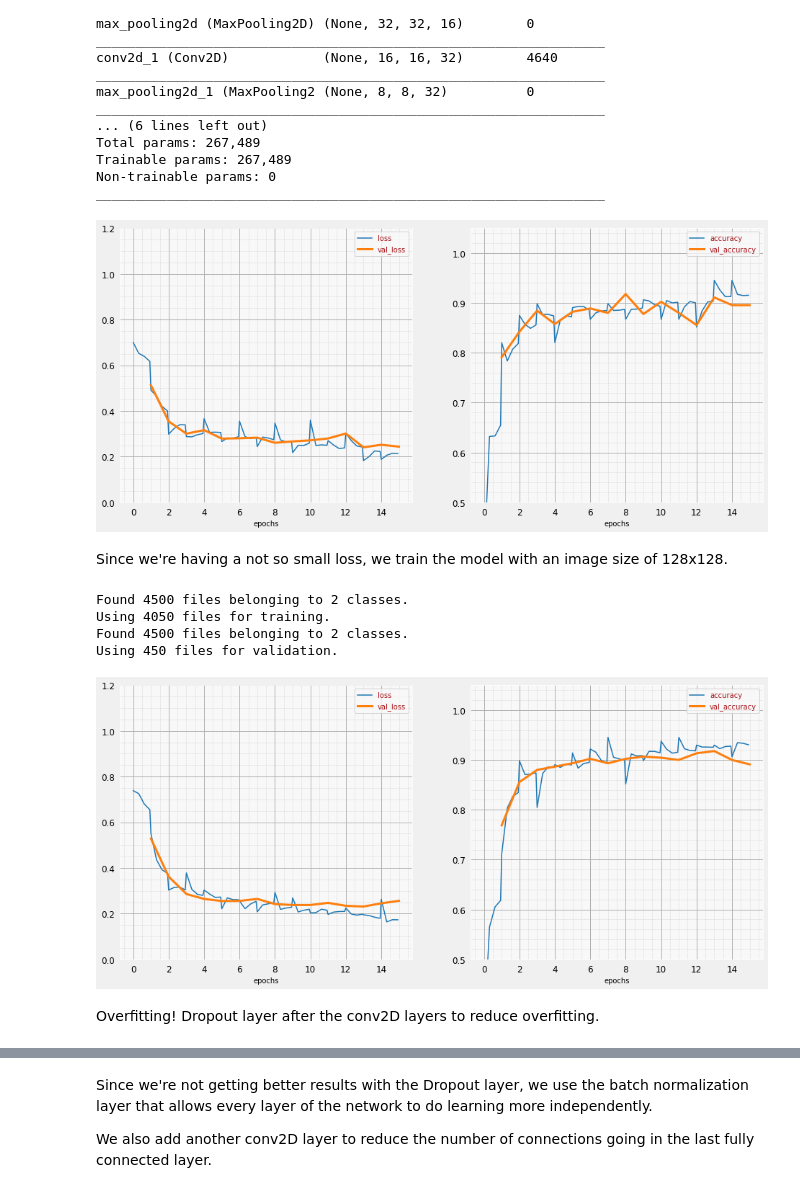
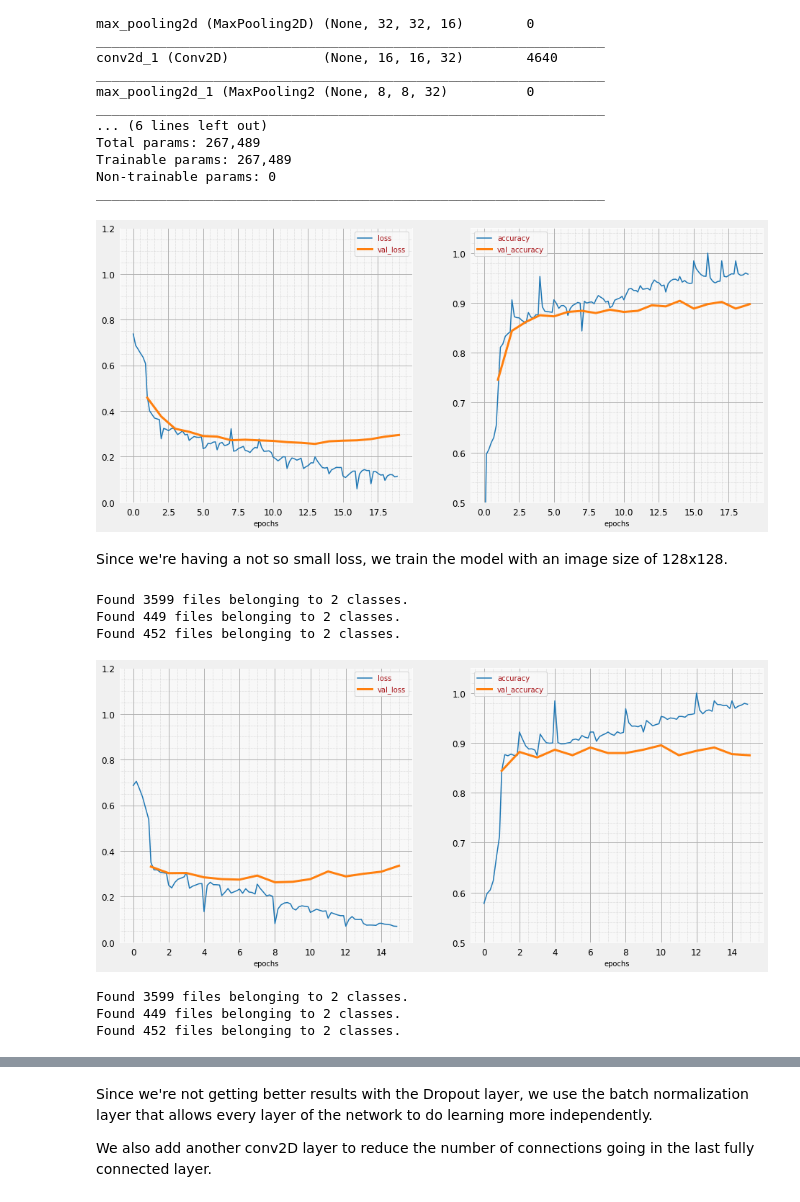
Before and after one commit to matteolimoncini/glasses_or_no_glasses, a Jupyter notebook: Glasses_or_not.ipynb, the cells around one changed output, grey strips where cells are left out. Drawn from its saved outputs; the diff is of its cells as text; code cells hidden in the pictures.

```diff
--- a/Glasses_or_not.ipynb
+++ b/Glasses_or_not.ipynb
@@ -300 +310,10 @@ _________________________________________________________________
+# %%
+def lr_decay(epoch):
+  return 0.01 * math.pow(0.6, epoch)
+
+# lr schedule callback: decreasing learning rate every epoch passes
+lr_decay_callback = tf.keras.callbacks.LearningRateScheduler(lr_decay, verbose=True)
+
+plot_training = PlotTraining(sample_rate=10, zoom=1)
+stop_early = tf.keras.callbacks.EarlyStopping(monitor='val_accuracy', mode='max', patience=5)
 # %%
@@ -347,9 +366,9 @@ Trainable params: 267,489
 Non-trainable params: 0
 _________________________________________________________________
 # %%
-EPOCHS=15
+EPOCHS=30
 
 plot_training = PlotTraining(sample_rate=10, zoom=1)
-history = model_cnn.fit(train_dataset, validation_data=val_dataset, epochs=EPOCHS, callbacks=[plot_training])
+history = model_cnn.fit(train_dataset, validation_data=val_dataset, epochs=EPOCHS, callbacks=[plot_training, stop_early])
 # %% [output]
-[figure, old version]
+[figure, new version]
@@ -357,21 +379,15 @@ history = model_cnn.fit(train_dataset, validation_data=val_dataset, epochs=EPOCH
 Since we're having a not so small loss, we train the model with an image size of 128x128.
 # %%
 IMG_SIZE = 128
-train_ds, val_ds = get_train_val_dataset(TRAINING_DIR, 0.1, IMG_SIZE, BATCH_SIZE)
+train_dataset, val_dataset, test_dataset = get_train_val_dataset(TRAINING_DIR, VALIDATION_DIR, TEST_DIR, IMG_SIZE, BATCH_SIZE)
 # %% [output]
-Found 4500 files belonging to 2 classes.
-Using 4050 files for training.
-Found 4500 files belonging to 2 classes.
-Using 450 files for validation.
+Found 3599 files belonging to 2 classes.
+Found 449 files belonging to 2 classes.
+Found 452 files belonging to 2 classes.
-# %%
-train_dataset = normalize_data(train_ds, True)
-val_dataset = normalize_data(val_ds, False)
 # %%
 model_128 = first_cnn()
 # %%
 plot_training = PlotTraining(sample_rate=10, zoom=1)
-history = model_128.fit(train_dataset, validation_data=val_dataset, epochs=EPOCHS, callbacks=[plot_training])
+history = model_128.fit(train_dataset, validation_data=val_dataset, epochs=EPOCHS, callbacks=[plot_training, stop_early])
 # %% [output]
-[figure, old version]
+[figure, new version]
-# %% [markdown]
-Overfitting! Dropout layer after the conv2D layers to reduce overfitting.
@@ -377,0 +397,7 @@ Overfitting! Dropout layer after the conv2D layers to reduce overfitting.
+# %%
+IMG_SIZE = 256
+train_dataset, val_dataset, test_dataset = get_train_val_dataset(TRAINING_DIR, VALIDATION_DIR, TEST_DIR, IMG_SIZE, BATCH_SIZE)
+# %% [output]
+Found 3599 files belonging to 2 classes.
+Found 449 files belonging to 2 classes.
+Found 452 files belonging to 2 classes.
```
Also changed, not shown: parts of 79 cells of this notebook.
